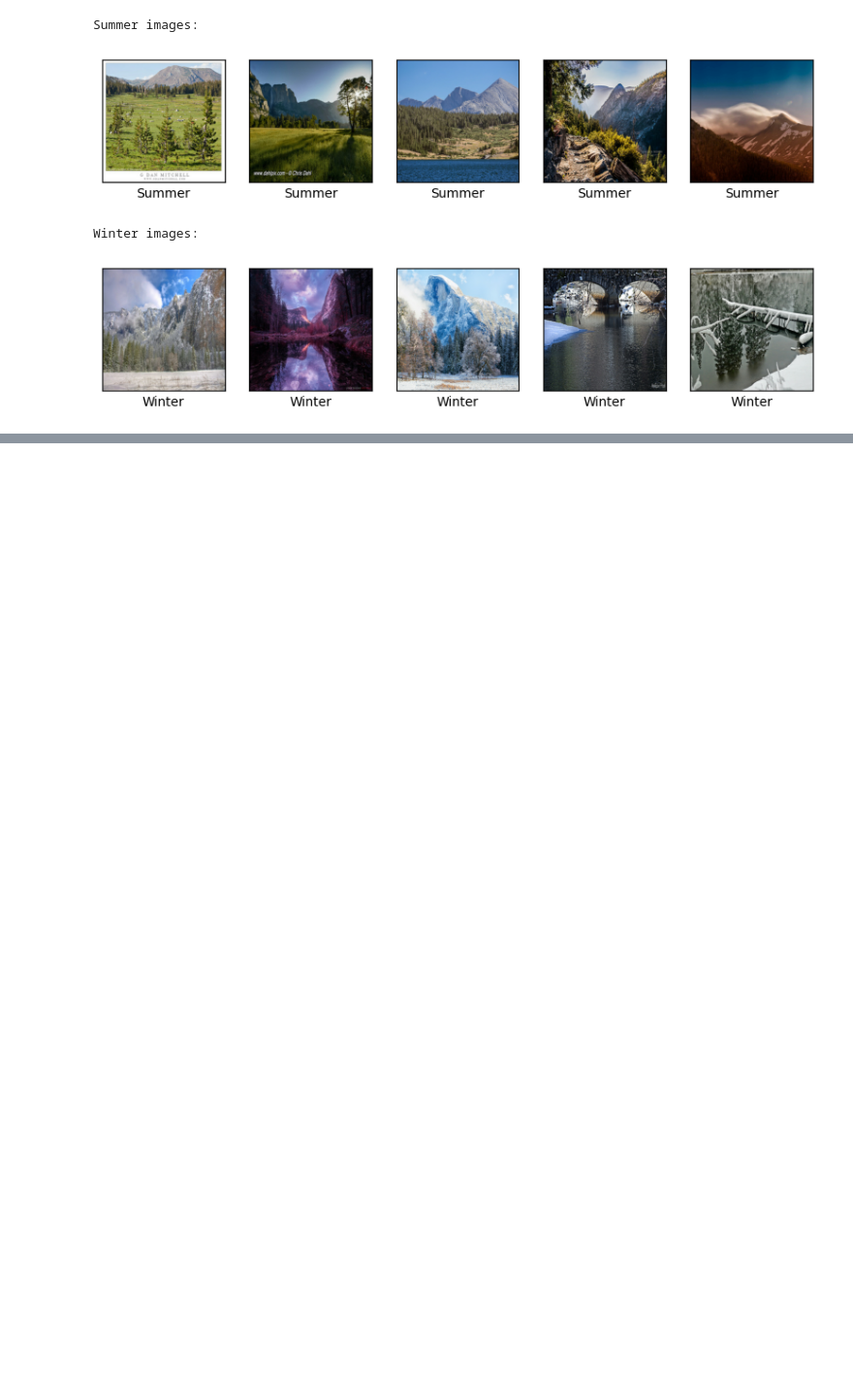
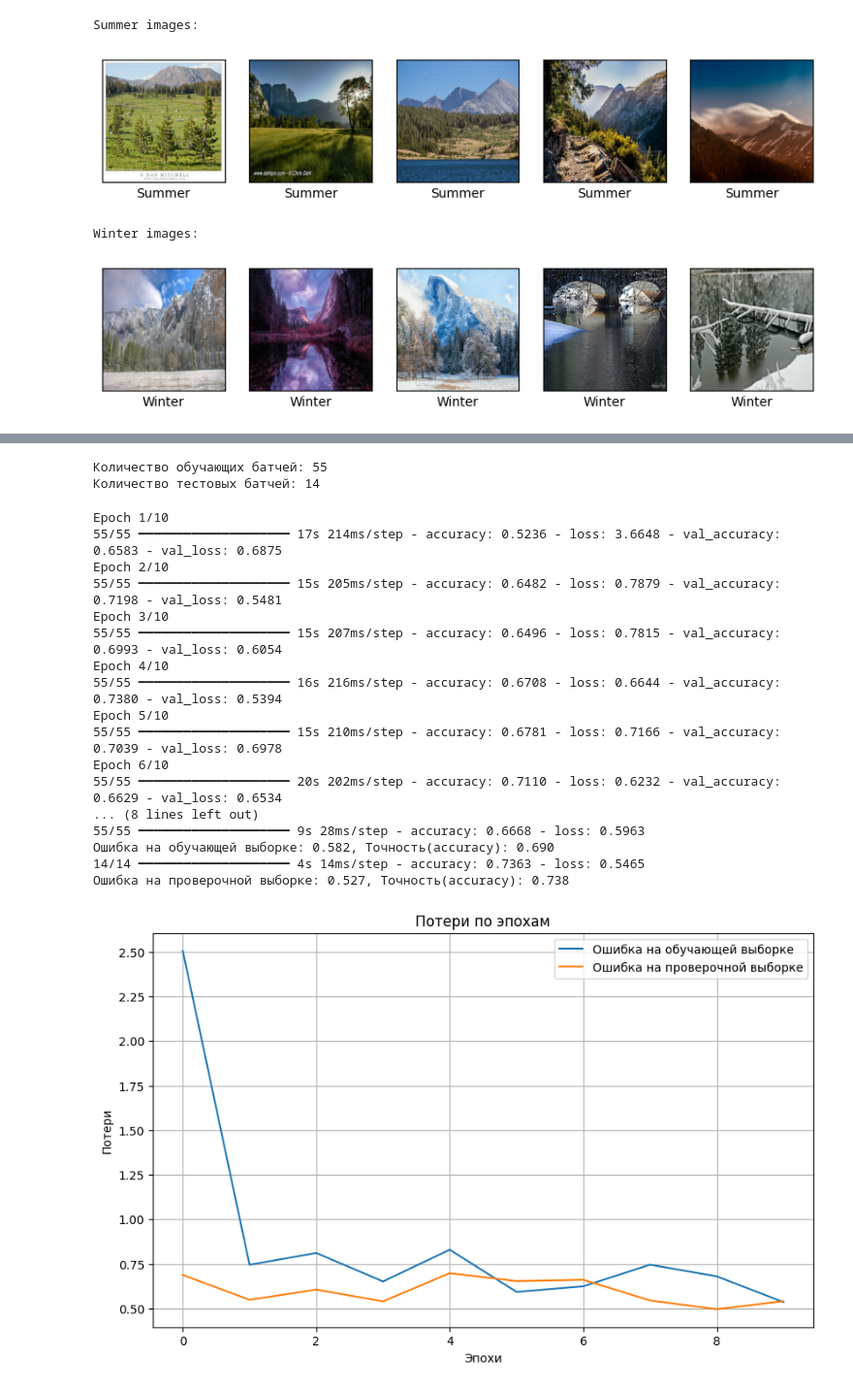
Before and after one commit to Xcution28/neural_networks, a Jupyter notebook: neural_networks_lab_2.ipynb, the cells around one changed output, grey strips where cells are left out. Shown at 97% size. Drawn from its saved outputs; the diff is of its cells as text; code cells hidden in the pictures; blank space fills up the shorter version.

```diff
--- a/neural_networks_lab_2.ipynb
+++ b/neural_networks_lab_2.ipynb
@@ -171,0 +153,71 @@ Detected at node sequential_4_1/reshape_2_1/Reshape defined at (most recent call
+# %%
+# Функция разделения датасета на обучающую и тестовую
+def train_test_dataset(dataset, train_fraction=0.8):
+    dataset = dataset.shuffle(buffer_size=1000) # перемешиваю данные в датасете с буфером размером 1000 элементов
+    dataset_size = sum(1 for _ in dataset) # считаю общее кол-во изображений в датасете
+    train_size = int(train_fraction * dataset_size) # вычисляет кол-во изображений для обучающей выборки
+    train_dataset = dataset.take(train_size).batch(batch_size) # беру первые train_size изображений для обучающей выборки и группирую их в батчи
+    test_dataset = dataset.skip(train_size).batch(batch_size) # пропускаю train_size изображений и беру оставшиеся для тестовой выборки, также группируя их в батчи
+    return train_dataset, test_dataset
+
+batch_size = 32
+
+train_dataset, test_dataset = train_test_dataset(dataset)
+train_batches = sum(1 for _ in train_dataset)
+test_batches = sum(1 for _ in test_dataset)
+
+print(f'Количество обучающих батчей: {train_batches}')
+print(f'Количество тестовых батчей: {test_batches}')
+# %% [output]
+Количество обучающих батчей: 55
+Количество тестовых батчей: 14
+# %%
+model = models.Sequential([ # создаю последовательную модель, где слои добавляются друг за другом
+    layers.Flatten(input_shape=(128, 128, 3)), # определяю форму выходных нейронов и преобразую входные данные из 3-х мерного массива в одномерный для того, чтобы данные могли быть обработаны полносвязными слоями (Dense)
+    layers.Dense(128, activation='relu'), # полносвязный слой с 128 нейронами и функция активации ReLU, которая применяется к выходам нейронов
+    layers.Dense(64, activation='relu'), # выходной слой с одним нейроном, что подходит для задачи бинарной классификации
+    layers.Dense(1, activation='sigmoid') # использую сигмоидную функцию активации, которая сжимает выход в диапазон [0, 1], что полезно для предсказания вероятности принадлежности к классу
+])
+
+model.compile(optimizer='adam',
+              loss='binary_crossentropy', # выбираю функцию потерь для бинарной классификации (она измеряет насколько хорошо модель предсказывает вероятности)
+              metrics=['accuracy'])
+
+history = model.fit(train_dataset, epochs=10, validation_data=test_dataset) # возвращает объект, содержащий историю обучения, включая потери и метрики на обучающем и валидационном наборах
+
+train_loss, train_accuracy = model.evaluate(train_dataset)
+print(f'Ошибка на обучающей выборке: {train_loss:.3f}, Точность(accuracy): {train_accuracy:.3f}')
+test_loss, test_accuracy = model.evaluate(test_dataset)
+print(f'Ошибка на проверочной выборке: {test_loss:.3f}, Точность(accuracy): {test_accuracy:.3f}')
+
+train_loss_values = history.history['loss']
+val_loss_values = history.history['val_loss']
+
+plt.figure(figsize=(10, 6))
+plt.plot(train_loss_values, label='Ошибка на обучающей выборке')
+plt.plot(val_loss_values, label='Ошибка на проверочной выборке')
+plt.title('Потери по эпохам')
+plt.xlabel('Эпохи')
+plt.ylabel('Потери')
+plt.legend()
+plt.grid(True)
+plt.show()
+# %% [output]
+Epoch 1/10
+55/55 ━━━━━━━━━━━━━━━━━━━━ 17s 214ms/step - accuracy: 0.5236 - loss: 3.6648 - val_accuracy: 0.6583 - val_loss: 0.6875
+Epoch 2/10
+55/55 ━━━━━━━━━━━━━━━━━━━━ 15s 205ms/step - accuracy: 0.6482 - loss: 0.7879 - val_accuracy: 0.7198 - val_loss: 0.5481
+Epoch 3/10
+55/55 ━━━━━━━━━━━━━━━━━━━━ 15s 207ms/step - accuracy: 0.6496 - loss: 0.7815 - val_accuracy: 0.6993 - val_loss: 0.6054
+Epoch 4/10
+55/55 ━━━━━━━━━━━━━━━━━━━━ 16s 216ms/step - accuracy: 0.6708 - loss: 0.6644 - val_accuracy: 0.7380 - val_loss: 0.5394
+Epoch 5/10
+55/55 ━━━━━━━━━━━━━━━━━━━━ 15s 210ms/step - accuracy: 0.6781 - loss: 0.7166 - val_accuracy: 0.7039 - val_loss: 0.6978
+Epoch 6/10
+55/55 ━━━━━━━━━━━━━━━━━━━━ 20s 202ms/step - accuracy: 0.7110 - loss: 0.6232 - val_accuracy: 0.6629 - val_loss: 0.6534
+... (8 lines left out)
+55/55 ━━━━━━━━━━━━━━━━━━━━ 9s 28ms/step - accuracy: 0.6668 - loss: 0.5963
+Ошибка на обучающей выборке: 0.582, Точность(accuracy): 0.690
+14/14 ━━━━━━━━━━━━━━━━━━━━ 4s 14ms/step - accuracy: 0.7363 - loss: 0.5465
+Ошибка на проверочной выборке: 0.527, Точность(accuracy): 0.738
+[figure, added]
```
Also changed, not shown: parts of 10 cells of this notebook.
